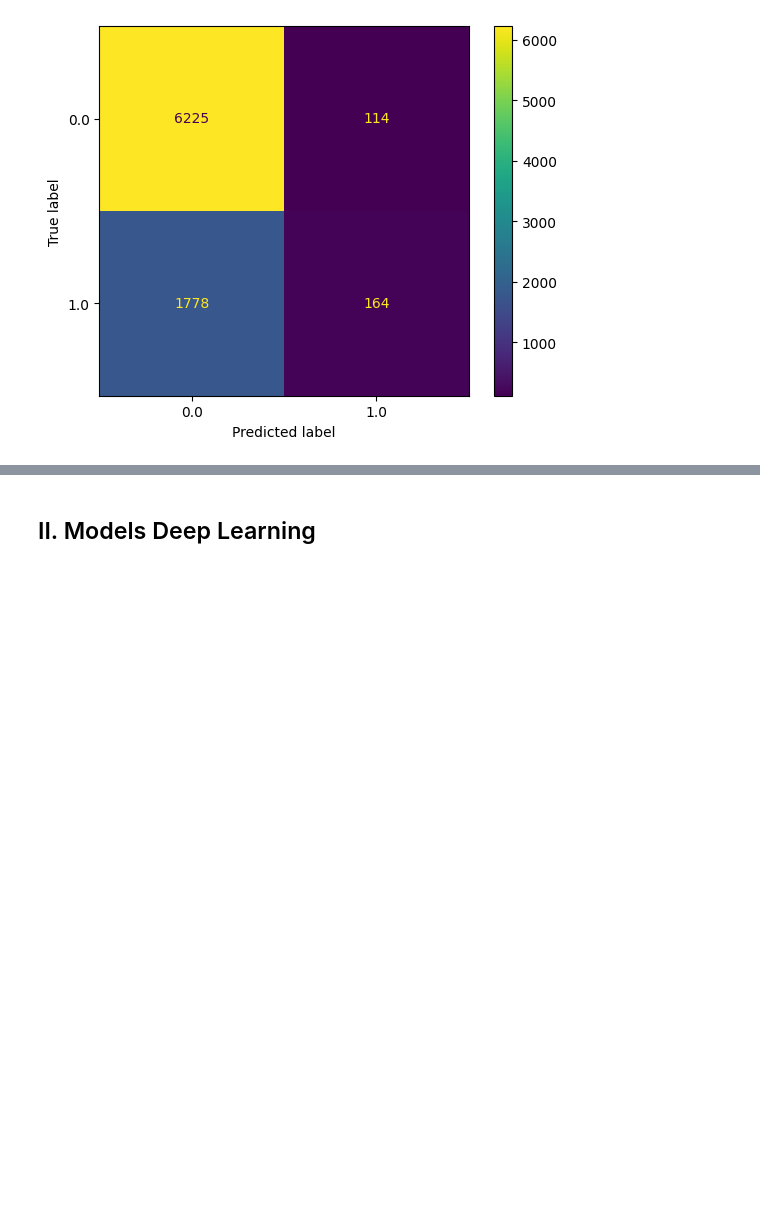
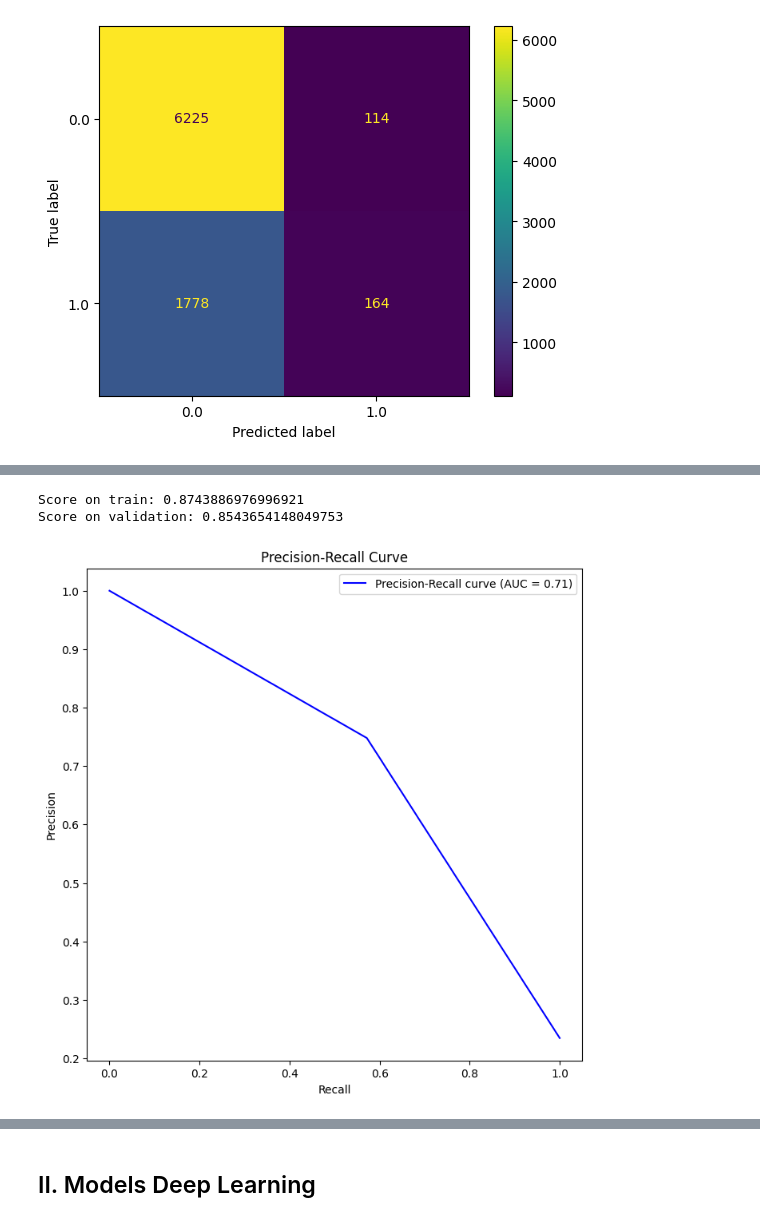
Before and after one commit to NesrineGuesmii/DataSc_Projet, a Jupyter notebook: Classification binaire.ipynb, the cells around one changed output, grey strips where cells are left out. Cells and saved outputs as stored; diff of their text form; code cells hidden in the pictures; blank space fills up the shorter version.

```diff
--- a/Classification binaire.ipynb
+++ b/Classification binaire.ipynb
@@ -263,0 +293,3 @@ DrawConfusionMatrix(y_validation, y_val_pred, svm.classes_)
+# %%
+bst = XGBClassifier(n_estimators=100, max_depth=3, learning_rate=0.1, objective='binary:logistic')
+bst.fit(X_train, y_train)
@@ -263,0 +308,12 @@ DrawConfusionMatrix(y_validation, y_val_pred, svm.classes_)
+# %%
+y_val_pred = bst.predict(X_validation)
+
+print(f"Score on train: {str(bst.score(X_train, y_train))}")
+print(f"Score on validation: {str(bst.score(X_validation, y_validation))}")
+# %% [output]
+Score on train: 0.8743886976996921
+Score on validation: 0.8543654148049753
+# %%
+DrawPrecisionRecallCurve(y_validation, y_val_pred)
+# %% [output]
+[figure, added]
```
Also changed, not shown: parts of 11 cells of this notebook.
